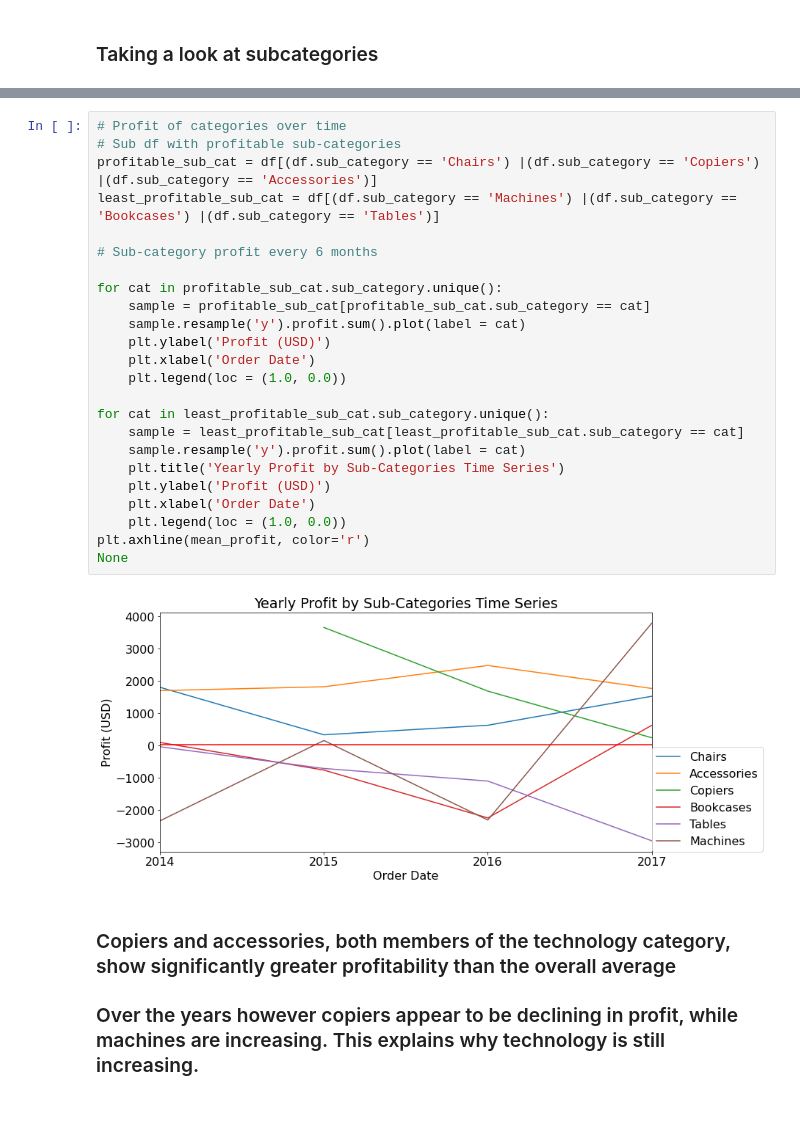
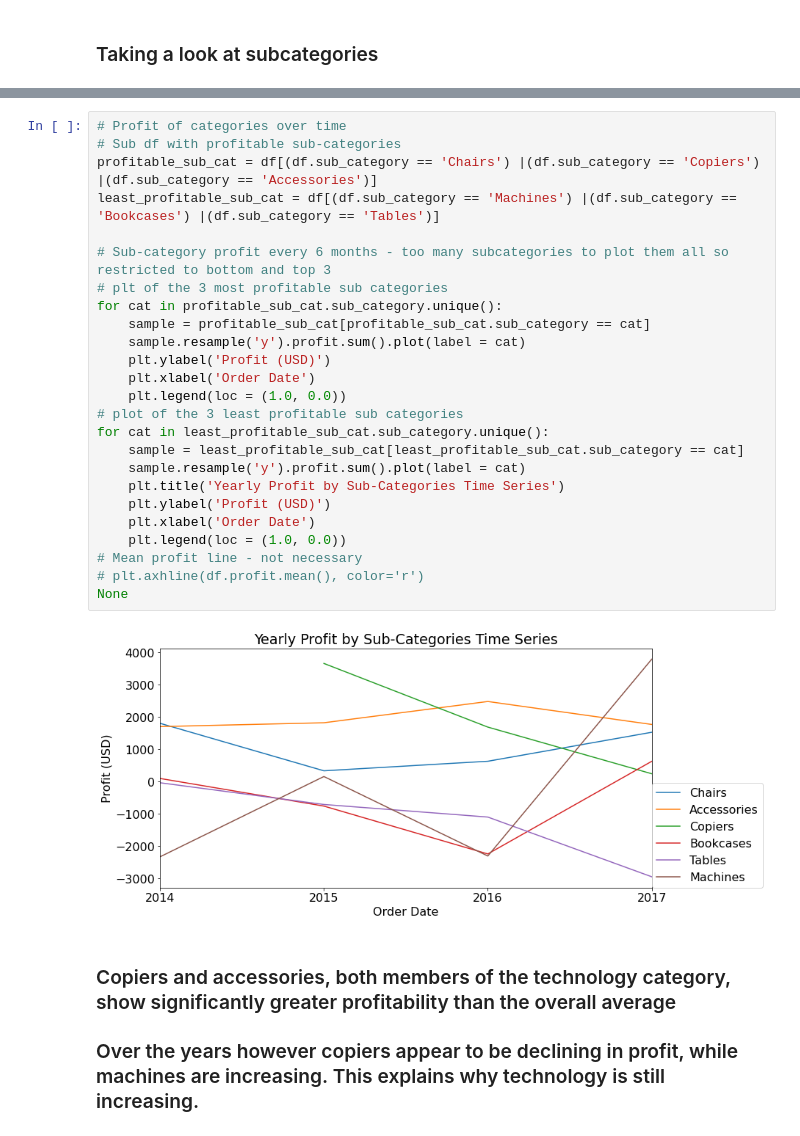
Before and after one commit to superstore-stephen-jesse/superstor-time-series-project, a Jupyter notebook: final_report.ipynb, the cells around one changed output, grey strips where cells are left out. Saved outputs shown, nothing was run; the diff lists cells and outputs as text.

```diff
--- a/final_report.ipynb
+++ b/final_report.ipynb
@@ -143,29 +148,30 @@ Significant Higher  Copiers
 # %%
 # Profit of categories over time
 # Sub df with profitable sub-categories
 profitable_sub_cat = df[(df.sub_category == 'Chairs') |(df.sub_category == 'Copiers') |(df.sub_category == 'Accessories')]
 least_profitable_sub_cat = df[(df.sub_category == 'Machines') |(df.sub_category == 'Bookcases') |(df.sub_category == 'Tables')]
 
-# Sub-category profit every 6 months
-
+# Sub-category profit every 6 months - too many subcategories to plot them all so restricted to bottom and top 3
+# plt of the 3 most profitable sub categories
 for cat in profitable_sub_cat.sub_category.unique():
     sample = profitable_sub_cat[profitable_sub_cat.sub_category == cat]
     sample.resample('y').profit.sum().plot(label = cat)
     plt.ylabel('Profit (USD)')
     plt.xlabel('Order Date')
     plt.legend(loc = (1.0, 0.0))
-
+# plot of the 3 least profitable sub categories
 for cat in least_profitable_sub_cat.sub_category.unique():
     sample = least_profitable_sub_cat[least_profitable_sub_cat.sub_category == cat]
     sample.resample('y').profit.sum().plot(label = cat)
     plt.title('Yearly Profit by Sub-Categories Time Series')
     plt.ylabel('Profit (USD)')
     plt.xlabel('Order Date')
     plt.legend(loc = (1.0, 0.0))
-plt.axhline(mean_profit, color='r')
+# Mean profit line - not necessary
+# plt.axhline(df.profit.mean(), color='r')
 None
 # %% [output]
-[figure, old version]
+[figure, new version]
 # %% [markdown]
 ### Copiers and accessories, both members of the technology category, show significantly greater profitability than the overall average
 
```
Also changed, not shown: parts of 18 cells of this notebook.
